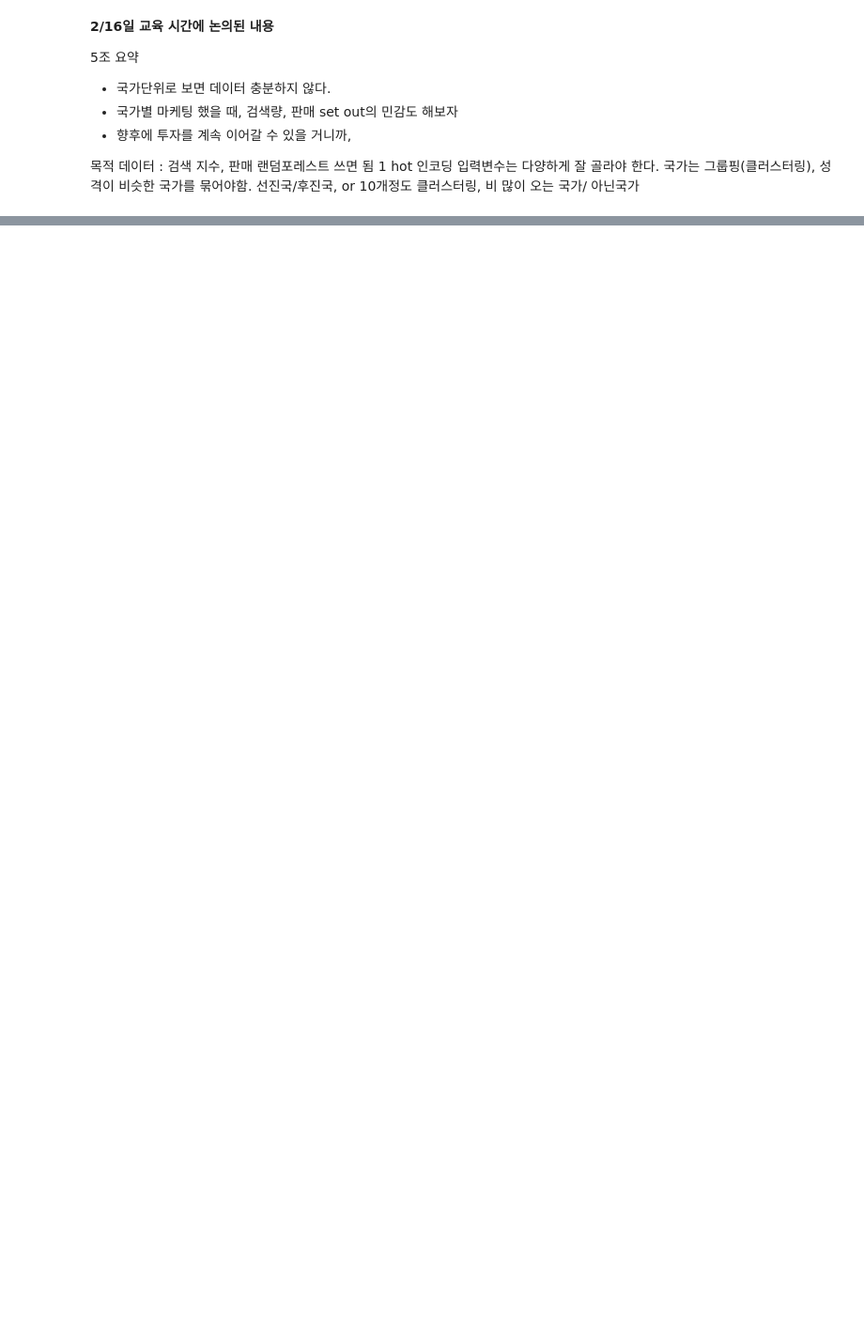
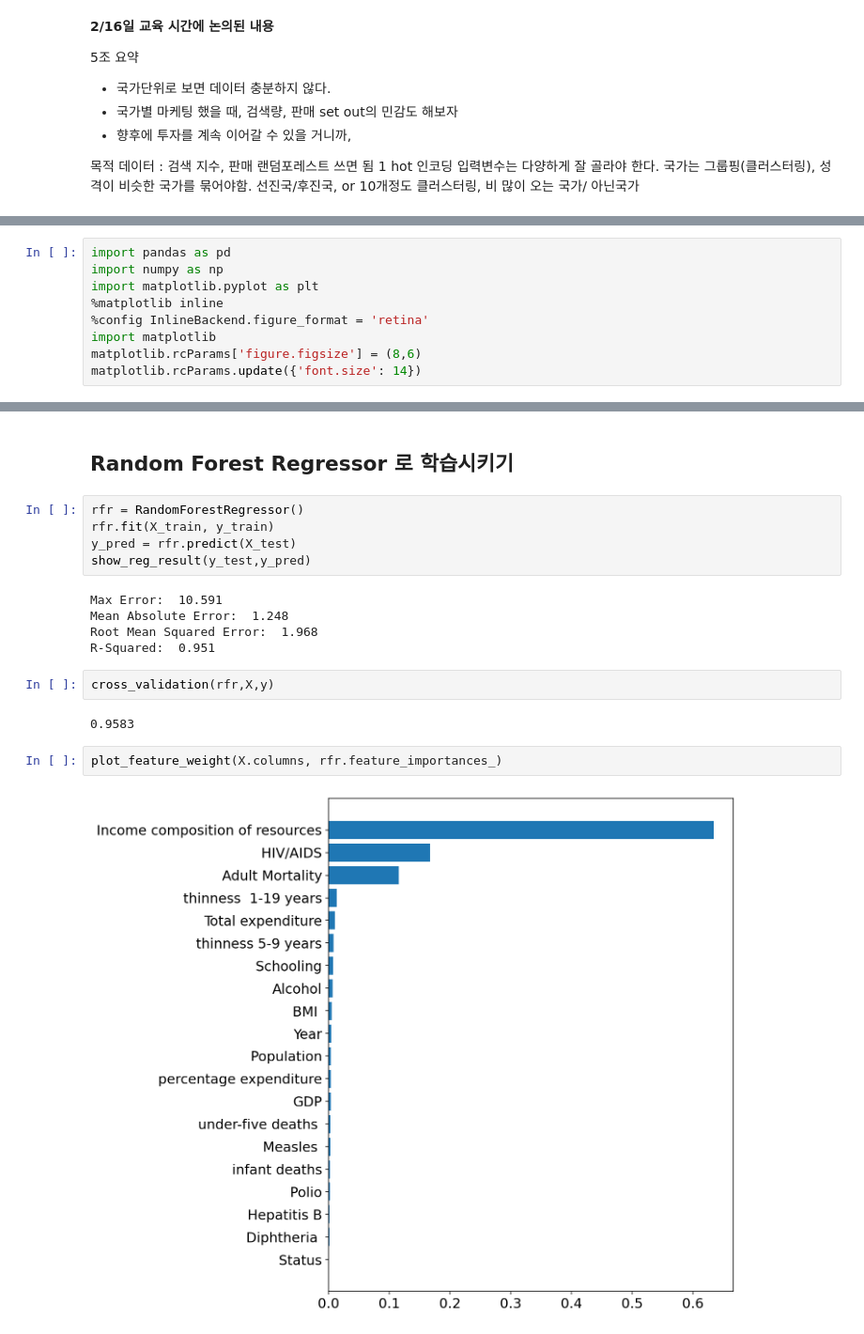
Before and after one commit to ggandyt/StillWork_Team_5, a Jupyter notebook: team_project.ipynb, the cells around one changed output, grey strips where cells are left out. Shown at 94% size. Saved outputs shown, nothing was run; the diff lists cells and outputs as text; blank space fills up the shorter version.

```diff
--- a/team_project.ipynb
+++ b/team_project.ipynb
@@ -19,0 +25,9 @@
+# %%
+import pandas as pd
+import numpy as np
+import matplotlib.pyplot as plt
+%matplotlib inline
+%config InlineBackend.figure_format = 'retina'
+import matplotlib
+matplotlib.rcParams['figure.figsize'] = (8,6)
+matplotlib.rcParams.update({'font.size': 14})
@@ -19,0 +42,20 @@
+# %% [markdown]
+## Random Forest Regressor 로 학습시키기
+# %%
+rfr = RandomForestRegressor()
+rfr.fit(X_train, y_train)
+y_pred = rfr.predict(X_test)
+show_reg_result(y_test,y_pred)
+# %% [output]
+Max Error:  10.591
+Mean Absolute Error:  1.248
+Root Mean Squared Error:  1.968
+R-Squared:  0.951
+# %%
+cross_validation(rfr,X,y)
+# %% [output]
+0.9583
+# %%
+plot_feature_weight(X.columns, rfr.feature_importances_)
+# %% [output]
+[figure, added]
```
Also changed, not shown: parts of 4 cells of this notebook.
